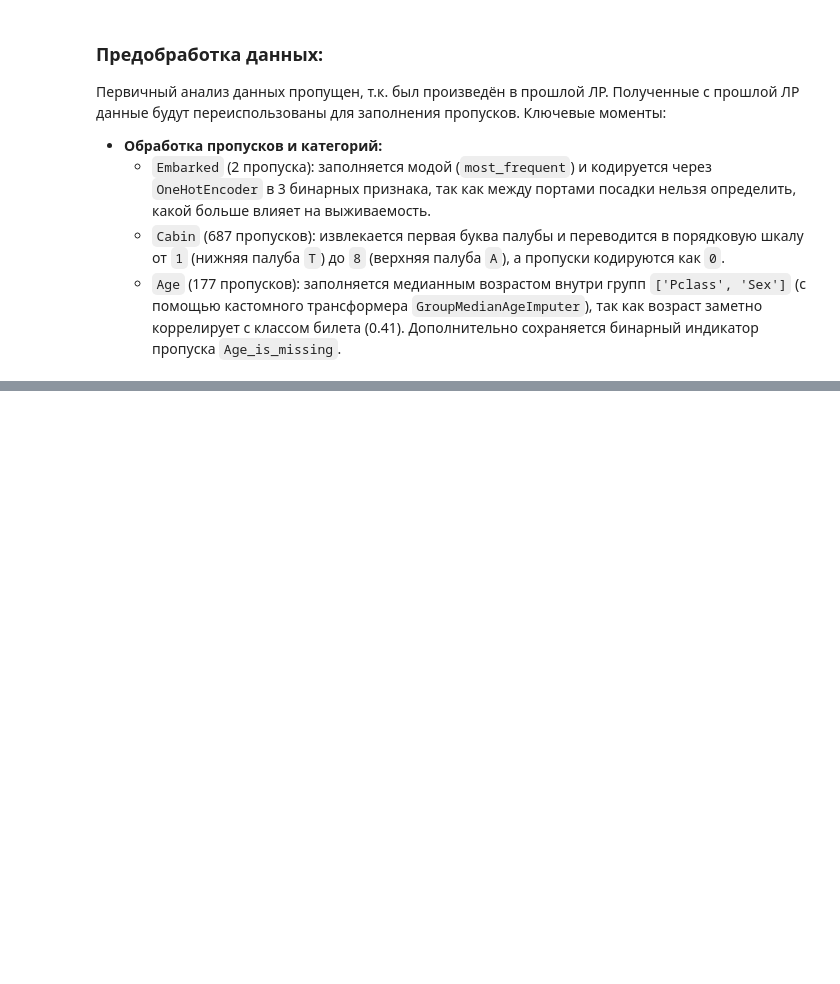
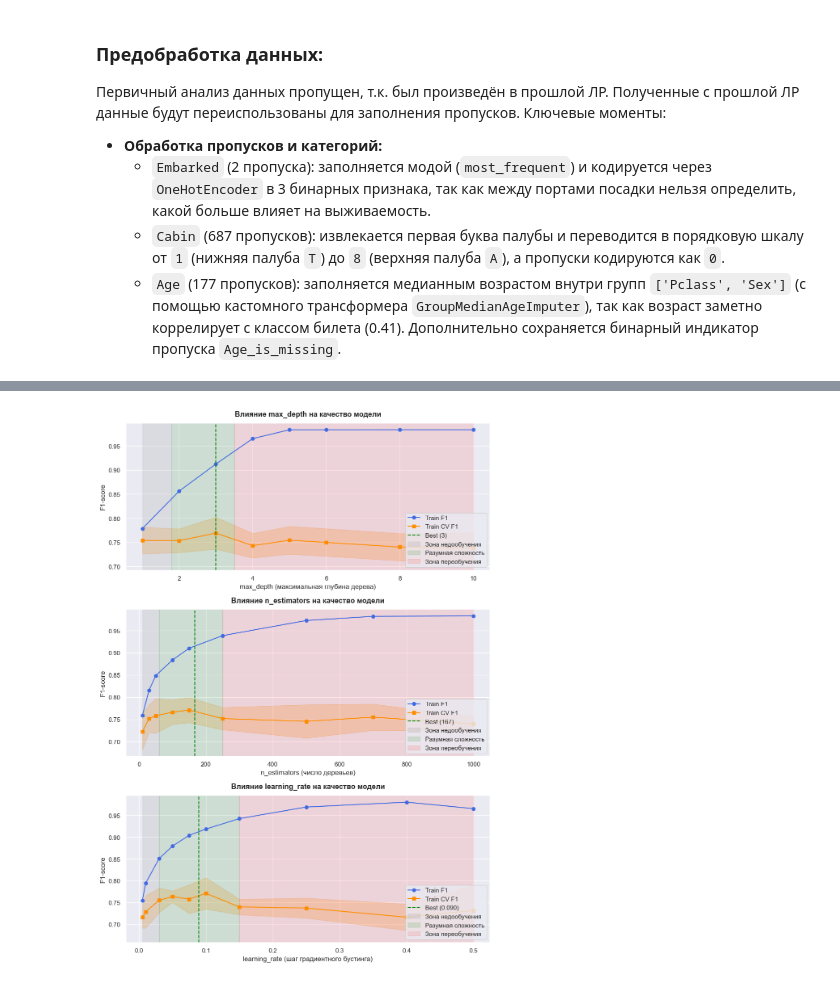
Before and after one commit to CerN04/ml_course_mai, a Jupyter notebook: hyperparameters/lab3_ml.ipynb, the cells around one changed output, grey strips where cells are left out. Cells and saved outputs as stored; diff of their text form; code cells hidden in the pictures; blank space fills up the shorter version.

Commit message:
Add final graphics and analytics

```diff
--- a/hyperparameters/lab3_ml.ipynb
+++ b/hyperparameters/lab3_ml.ipynb
@@ -410,0 +429,88 @@ plt.show()
+# %%
+from sklearn.model_selection import validation_curve
+
+
+ref_model = best_comp_pipe_rnd
+best_p = random_search.best_params_
+
+fig, axes = plt.subplots(3, 1, figsize=(10, 14))
+
+depth_range = [1, 2, 3, 4, 5, 6, 8, 10]
+train_scores_d, val_scores_d = validation_curve(
+    ref_model, X_train, y_train,
+    param_name="classifier__max_depth",
+    param_range=depth_range,
+    cv=skf, scoring="f1", n_jobs=-1
+)
+
+train_mean_d = train_scores_d.mean(axis=1)
+val_mean_d = val_scores_d.mean(axis=1)
+val_std_d = val_scores_d.std(axis=1)
+
+axes[0].plot(depth_range, train_mean_d, marker='o', label="Train F1", color="royalblue")
+axes[0].plot(depth_range, val_mean_d, marker='s', label="Train CV F1", color="darkorange")
+axes[0].fill_between(depth_range, val_mean_d - val_std_d, val_mean_d + val_std_d, alpha=0.2, color="darkorange")
+axes[0].axvline(best_p['classifier__max_depth'], color='green', linestyle='--', label=f"Best ({best_p['classifier__max_depth']})")
+axes[0].axvspan(1, 1.8, color='gray', alpha=0.15, label='Зона недообучения')
+axes[0].axvspan(1.8, 3.5, color='green', alpha=0.12, label='Разумная сложность')
+axes[0].axvspan(3.5, 10, color='red', alpha=0.10, label='Зона переобучения')
+axes[0].set_title("Влияние max_depth на качество модели", fontsize=13, fontweight="bold", pad=12)
+axes[0].set_xlabel("max_depth (максимальная глубина дерева)")
+axes[0].set_ylabel("F1-score")
+axes[0].legend(loc="lower right")
+
+est_range = [10, 30, 50, 100, 150, 250, 500, 700, 1000]
+train_scores_e, val_scores_e = validation_curve(
+    ref_model, X_train, y_train,
+    param_name="classifier__n_estimators",
+    param_range=est_range,
+    cv=skf, scoring="f1", n_jobs=-1
+)
+
+
+train_mean_e = train_scores_e.mean(axis=1)
+val_mean_e = val_scores_e.mean(axis=1)
+val_std_e = val_scores_e.std(axis=1)
+
+axes[1].plot(est_range, train_mean_e, marker='o', label="Train F1", color="royalblue")
+axes[1].plot(est_range, val_mean_e, marker='s', label="Train CV F1", color="darkorange")
+axes[1].fill_between(est_range, val_mean_e - val_std_e, val_mean_e + val_std_e, alpha=0.2, color="darkorange")
+axes[1].axvline(best_p['classifier__n_estimators'], color='green', linestyle='--', label=f"Best ({best_p['classifier__n_estimators']})")
+axes[1].axvspan(10, 60, color='gray', alpha=0.15, label='Зона недообучения')
+axes[1].axvspan(60, 250, color='green', alpha=0.12, label='Разумная сложность')
+axes[1].axvspan(250, 1000, color='red', alpha=0.10, label='Зона переобучения')
+axes[1].set_title("Влияние n_estimators на качество модели", fontsize=13, fontweight="bold", pad=12)
+axes[1].set_xlabel("n_estimators (число деревьев)")
+axes[1].set_ylabel("F1-score")
+axes[1].legend(loc="lower right")
+
+
+learning_rate_range = [0.005, 0.01, 0.03, 0.05, 0.075, 0.1, 0.15, 0.25, 0.4, 0.5]
+train_scores_l, val_scores_l = validation_curve(
+    ref_model, X_train, y_train,
+    param_name="classifier__learning_rate",
+    param_range=learning_rate_range,
+    cv=skf, scoring="f1", n_jobs=-1
+)
+
+train_mean_l = train_scores_l.mean(axis=1)
+val_mean_l = val_scores_l.mean(axis=1)
+val_std_l = val_scores_l.std(axis=1)
+
+axes[2].plot(learning_rate_range, train_mean_l, marker='o', label="Train F1", color="royalblue")
+axes[2].plot(learning_rate_range, val_mean_l, marker='s', label="Train CV F1", color="darkorange")
+axes[2].fill_between(learning_rate_range, val_mean_l - val_std_l, val_mean_l + val_std_l, alpha=0.2, color="darkorange")
+axes[2].axvline(best_p['classifier__learning_rate'], color='green', linestyle='--', label=f"Best ({best_p['classifier__learning_rate']:.3f})")
+axes[2].axvspan(0.005, 0.03, color='gray', alpha=0.15, label='Зона недообучения')
+axes[2].axvspan(0.03, 0.15, color='green', alpha=0.12, label='Разумная сложность')
+axes[2].axvspan(0.15, 0.5, color='red', alpha=0.10, label='Зона переобучения')
+axes[2].set_title("Влияние learning_rate на качество модели", fontsize=13, fontweight="bold", pad=12)
+axes[2].set_xlabel("learning_rate (шаг градиентного бустинга)")
+axes[2].set_ylabel("F1-score")
+axes[2].legend(loc="lower right")
+
+plt.subplots_adjust(hspace=0.45)
+plt.tight_layout()
+plt.show()
+# %% [output]
+[figure, added]
```
Also changed, not shown: parts of 12 cells of this notebook.
